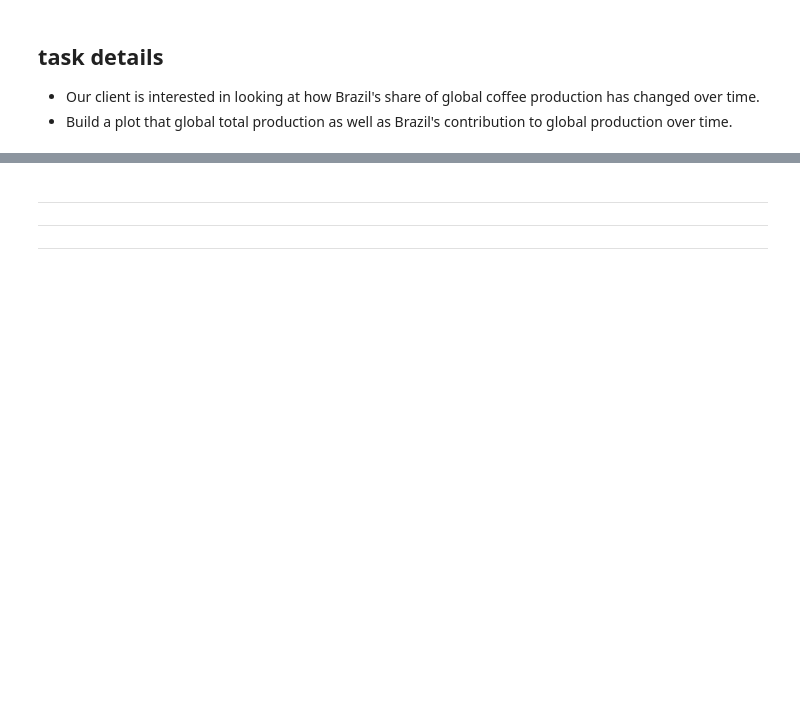
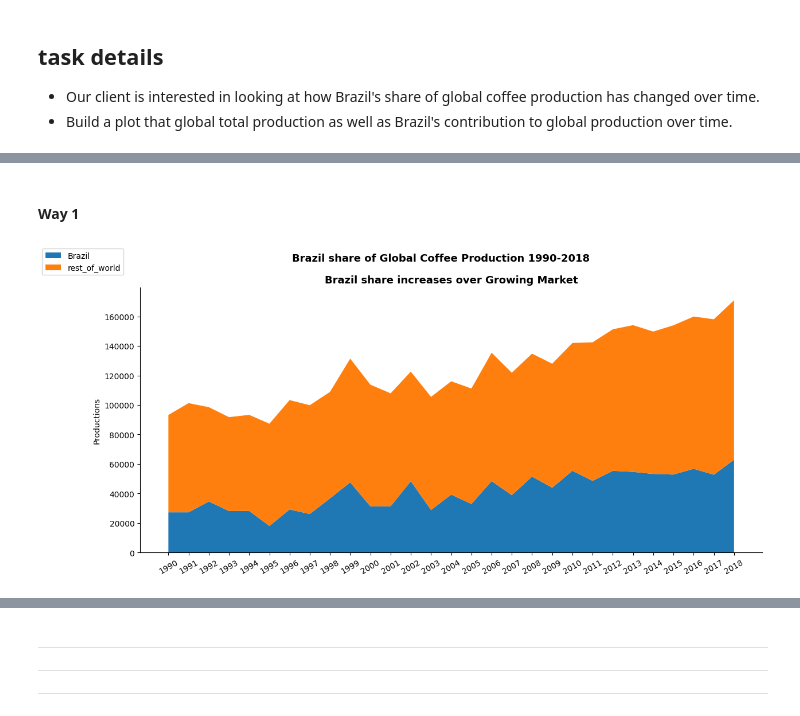
Before and after one commit to Mayar9/Global_Coffee_Market, a Jupyter notebook: Analyzing_Global_Coffee.ipynb, the cells around one changed output, grey strips where cells are left out. Cells and saved outputs as stored; diff of their text form; code cells hidden in the pictures; blank space fills up the shorter version.

Commit message:
Task3 && Task4 && Task5 done, Top Coffee Producers Contribution

```diff
--- a/Analyzing_Global_Coffee.ipynb
+++ b/Analyzing_Global_Coffee.ipynb
@@ -255,0 +245,22 @@ coffee_T.head()
+# %% [markdown]
+#### Way 1
+# %%
+coffee_production.head()
+coffee_T.head()
+
+brazil_vs_restWorkd_ds = coffee_T.assign( rest_of_world = coffee_T.drop('Brazil', axis=1).sum(axis=1)).loc[:, ['Brazil', 'rest_of_world']].astype({'Brazil': 'float64', 'rest_of_world': 'float64'})
+# brazil_vs_restWorkd_ds.dtypes
+
+fig, ax = plt.subplots(figsize=(14,6))
+ax.stackplot(brazil_vs_restWorkd_ds.index,
+             brazil_vs_restWorkd_ds['Brazil'],
+             brazil_vs_restWorkd_ds['rest_of_world'])
+
+fig.legend(brazil_vs_restWorkd_ds.columns, loc='upper left')
+fig.suptitle('Brazil share of Global Coffee Production 1990-2018', fontweight ='bold', fontsize=13)
+ax.set_title('Brazil share increases over Growing Market', fontweight ='bold', fontsize=13)
+ax.set_ylabel('Productions')
+ax.xaxis.set_tick_params(rotation=30)
+ax.spines[['top', 'right']].set_visible(False)
+# %% [output]
+[figure, added]
```
Also changed, not shown: parts of 23 cells of this notebook.
